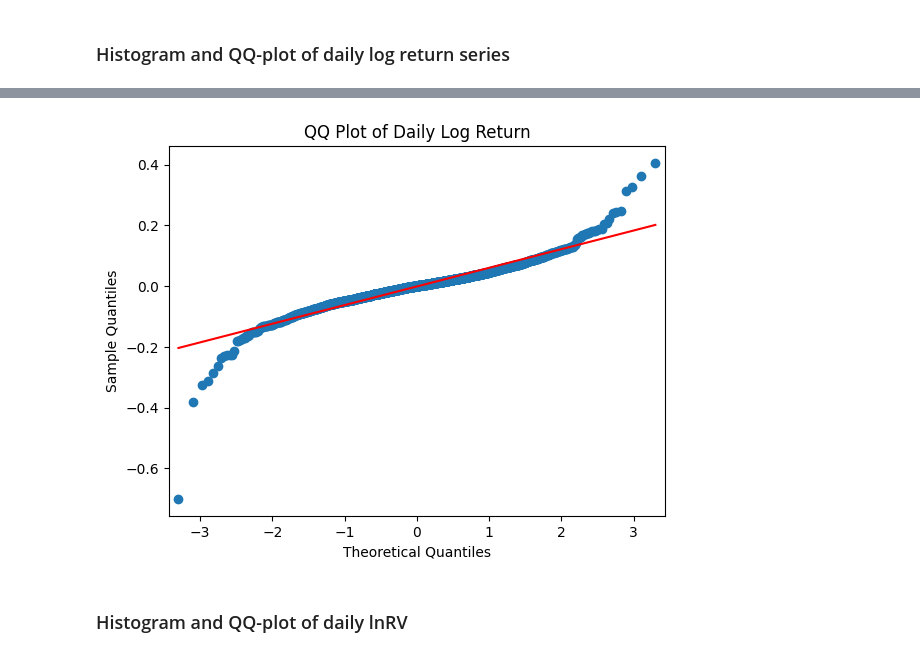
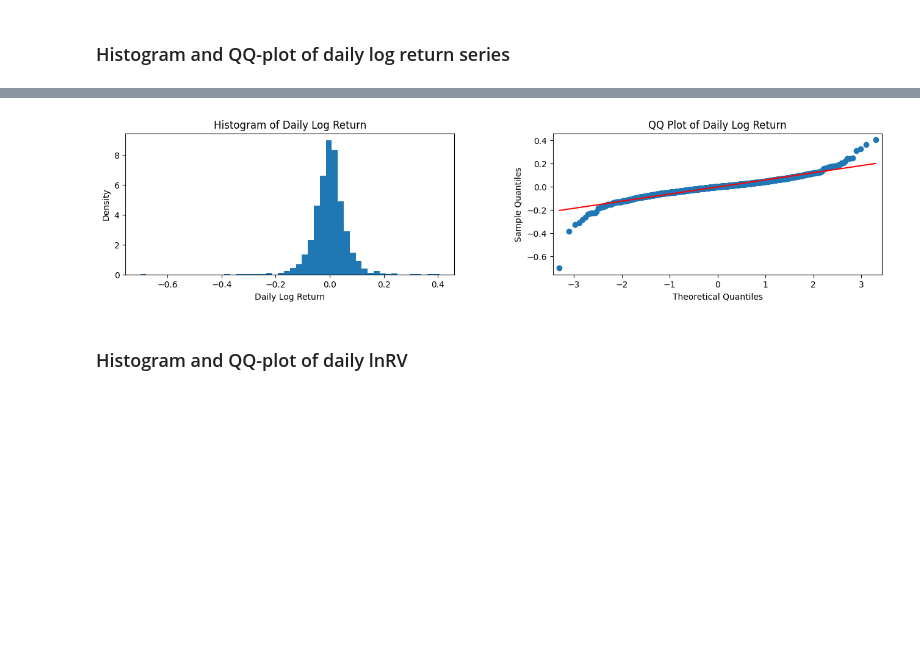
Before and after one commit to kiwi-lemongrass/DSE4101_Individual-Project, a Jupyter notebook: src/pre.ipynb, the cells around one changed output, grey strips where cells are left out. Cells and saved outputs as stored; diff of their text form; code cells hidden in the pictures; blank space fills up the shorter version.

```diff
--- a/src/pre.ipynb
+++ b/src/pre.ipynb
@@ -224,9 +224,14 @@ plt.show()
-# %%
-sm.qqplot(df_daily['return'], line ='s')
-plt.title('QQ Plot of Daily Log Return')
-plt.savefig('../fig/qqplot_daily_log_return.png')
-plt.show()
-# %% [output]
-[figure, removed]
+# %%
+fig, ax = plt.subplots(1, 2, figsize=(16, 3))
+plt.subplots_adjust(wspace=0.3)
+ax[0].hist(df_daily['return'], bins=50, density=True)
+ax[0].set_xlabel('Daily Log Return')
+ax[0].set_ylabel('Density')
+ax[0].set_title('Histogram of Daily Log Return')
+sm.qqplot(df_daily['return'], line ='s', ax=ax[1])
+plt.title('QQ Plot of Daily Log Return')
+plt.savefig('../fig/Histograms and QQ plots of ALGO daily log return series.png')
+# %% [output]
+[figure, added]
 # %% [markdown]
 ### Histogram and QQ-plot of daily lnRV
```
Also changed, not shown: parts of 16 cells of this notebook, 23 other files.
